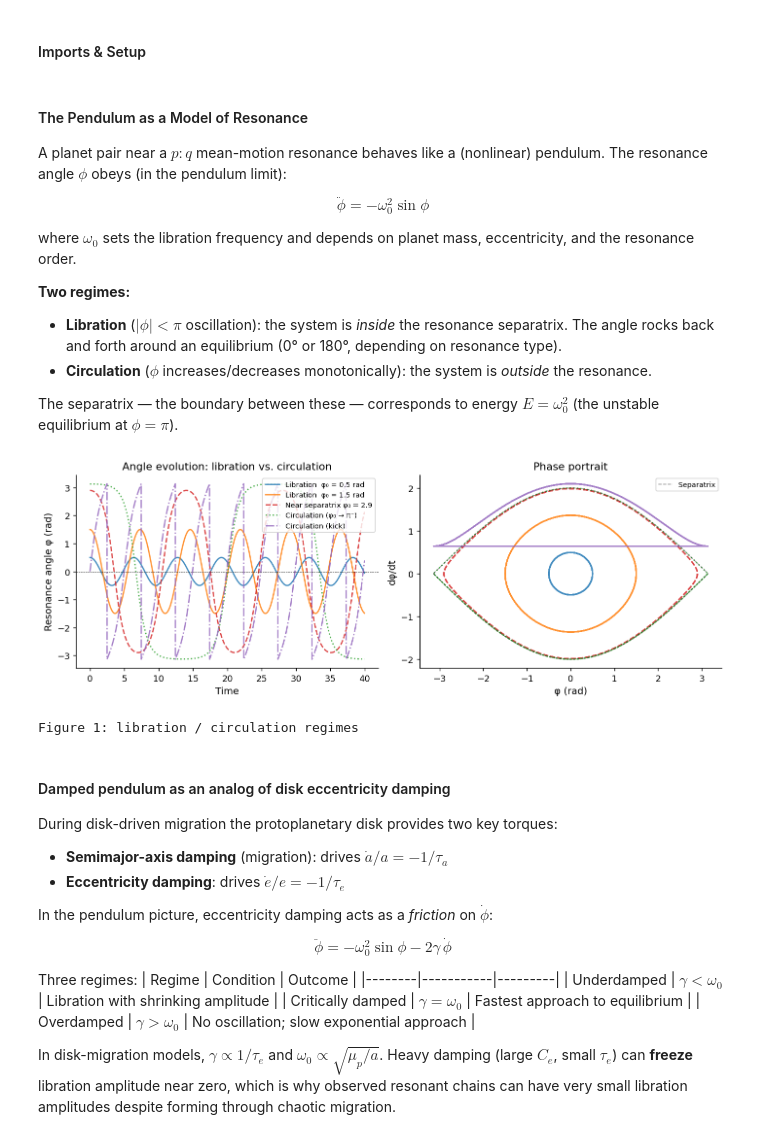
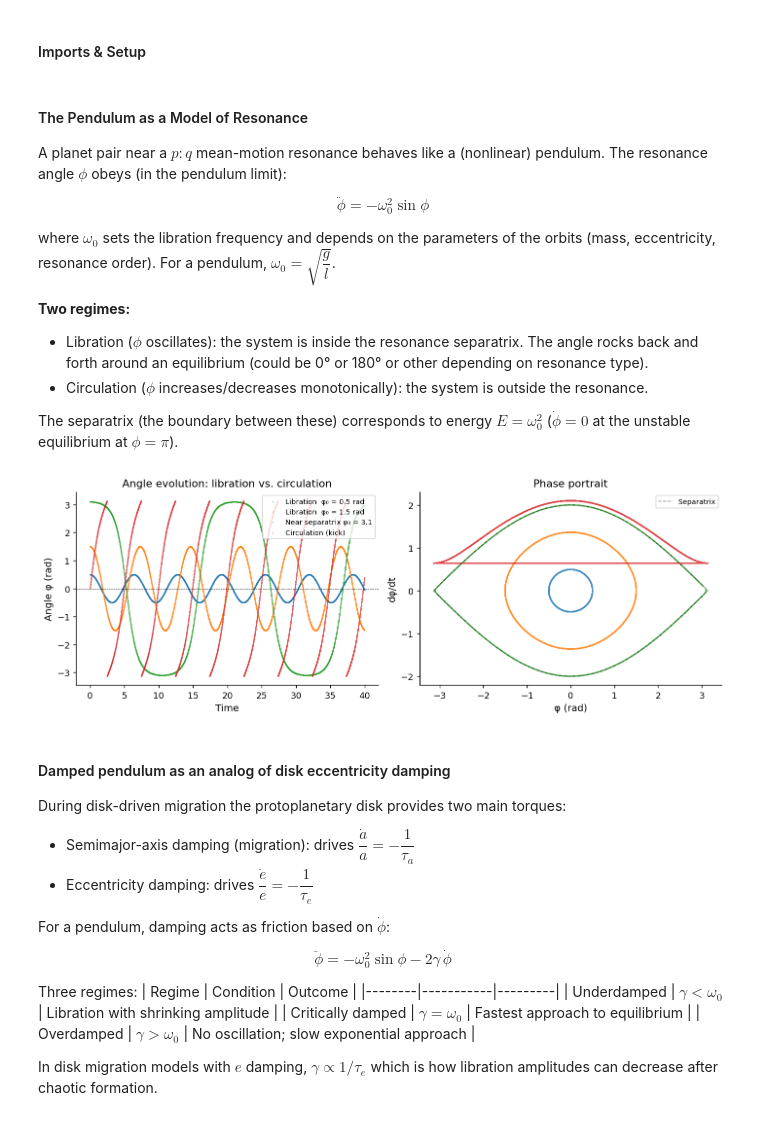
Before and after one commit to dchen10Git/uchi-exoplanets-2025, a Jupyter notebook: libration.ipynb, the cells around one changed output. Drawn from its saved outputs; the diff is of its cells as text; code cells hidden in the pictures.

```diff
--- a/libration.ipynb
+++ b/libration.ipynb
@@ -26,16 +29,15 @@ The resonance angle $\phi$ obeys (in the pendulum limit):
 
 $$\ddot{\phi} = -\omega_0^2 \sin\phi$$
 
-where $\omega_0$ sets the libration frequency and depends on planet mass, eccentricity,
-and the resonance order.
+where $\omega_0$ sets the libration frequency and depends on the parameters of the orbits (mass, eccentricity, resonance order). For a pendulum, $\omega_0 = \sqrt{\dfrac{g}{l}}$.
 
 **Two regimes:**
-- **Libration** ($|\phi|< \pi$ oscillation): the system is *inside* the resonance separatrix.
-  The angle rocks back and forth around an equilibrium (0° or 180°, depending on resonance type).
-- **Circulation** ($\phi$ increases/decreases monotonically): the system is *outside* the resonance.
+- Libration ($\phi$ oscillates): the system is inside the resonance separatrix.
+  The angle rocks back and forth around an equilibrium (could be 0° or 180° or other depending on resonance type).
+- Circulation ($\phi$ increases/decreases monotonically): the system is outside the resonance.
 
-The separatrix — the boundary between these — corresponds to energy $E = \omega_0^2$
-(the unstable equilibrium at $\phi = \pi$).
+The separatrix (the boundary between these) corresponds to energy $E = \omega_0^2$
+($\dot{\phi}=0$ at the unstable equilibrium at $\phi = \pi$).
 # %%
 def pendulum_rhs(t, y, omega0):
     phi, dphi = y
@@ -45,58 +47,54 @@ omega0 = 1.0
 t_span = (0, 40)
 t_eval = np.linspace(*t_span, 4000)
 
-# Initial conditions: amplitude in phi0, dphi0=0
+# Initial conditions: amplitude in phi0, dphi0
 cases = [
     (0.5,  0.0, "Libration  φ₀ = 0.5 rad",  "C0", "-"),
     (1.5,  0.0, "Libration  φ₀ = 1.5 rad",  "C1", "-"),
-    (2.9,  0.0, "Near separatrix φ₀ = 2.9", "C3", "--"),
-    (np.pi - 0.01, 0.0, "Circulation (φ₀ → π⁻)", "C2", ":"),
-    (0.0, 2.1,  "Circulation (kick)",         "C4", "-."),
+    (3.1,  0.0, "Near separatrix φ₀ = 3.1", "C2", "--"),
+    (0.0, 2.1,  "Circulation (kick)",         "C3", "-."),
 ]
 
 fig, axes = plt.subplots(1, 2, figsize=(11, 4))
 ax_t, ax_pp = axes
 
 for phi0, dphi0, label, color, ls in cases:
     sol = solve_ivp(pendulum_rhs, t_span, [phi0, dphi0],
                     args=(omega0,), t_eval=t_eval, max_step=0.02)
     phi = sol.y[0]
     # Wrap to (-pi, pi] for display
     phi_wrapped = (phi + np.pi) % (2 * np.pi) - np.pi
-    ax_t.plot(sol.t, phi_wrapped, color=color, ls=ls, label=label, alpha=0.85)
+    ax_t.scatter(sol.t, phi_wrapped, color=color, s=0.1, label=label, alpha=0.85)
     ax_pp.plot(phi_wrapped, sol.y[1], color=color, ls=ls, alpha=0.85)
 
 ax_t.axhline(0, color="k", lw=0.5, ls="--")
 ax_t.set_xlabel("Time")
-ax_t.set_ylabel("Resonance angle φ (rad)")
+ax_t.set_ylabel("Angle φ (rad)")
 ax_t.set_title("Angle evolution: libration vs. circulation")
 ax_t.legend(fontsize=8, loc="upper right")
 
 ax_pp.set_xlabel("φ (rad)")
 ax_pp.set_ylabel("dφ/dt")
 ax_pp.set_title("Phase portrait")
 # Draw separatrix
-phi_sep = np.linspace(-np.pi, np.pi, 500)
+phi_sep = np.linspace(-np.pi, np.pi, 500) # formula derived from Hamiltonian of a simple pendulum
 dphi_sep = 2 * omega0 * np.cos(phi_sep / 2)
 ax_pp.plot(phi_sep,  dphi_sep, "k--", lw=1.0, alpha=0.4, label="Separatrix")
 ax_pp.plot(phi_sep, -dphi_sep, "k--", lw=1.0, alpha=0.4)
 ax_pp.legend(fontsize=8)
 
 plt.tight_layout()
-plt.savefig("fig1_pendulum.png", bbox_inches="tight")
 plt.show()
-print("Figure 1: libration / circulation regimes")
 # %% [output]
-[figure, old version]
+[figure, new version]
-Figure 1: libration / circulation regimes
 # %% [markdown]
 #### Damped pendulum as an analog of disk eccentricity damping
 
-During disk-driven migration the protoplanetary disk provides two key torques:
-- **Semimajor-axis damping** (migration): drives $\dot{a}/a = -1/\tau_a$
-- **Eccentricity damping**: drives $\dot{e}/e = -1/\tau_e$
+During disk-driven migration the protoplanetary disk provides two main torques:
+- Semimajor-axis damping (migration): drives $\dfrac{\dot{a}}{a} = -\dfrac{1}{\tau_a}$
+- Eccentricity damping: drives $\dfrac{\dot{e}}{e} = -\dfrac{1}{\tau_e}$
 
-In the pendulum picture, eccentricity damping acts as a *friction* on $\dot{\phi}$:
+For a pendulum, damping acts as friction based on $\dot{\phi}$:
 
 $$\ddot{\phi} = -\omega_0^2 \sin\phi - 2\gamma\,\dot{\phi}$$
 
@@ -107,10 +105,7 @@ Three regimes:
 | Critically damped | $\gamma = \omega_0$ | Fastest approach to equilibrium |
 | Overdamped | $\gamma > \omega_0$ | No oscillation; slow exponential approach |
 
-In disk-migration models, $\gamma \propto 1/\tau_e$ and $\omega_0 \propto \sqrt{\mu_p/a}$.
-Heavy damping (large $C_e$, small $\tau_e$) can **freeze** libration amplitude near zero,
-which is why observed resonant chains can have very small libration amplitudes despite
-forming through chaotic migration.
+In disk migration models with $e$ damping, $\gamma \propto 1/\tau_e$ which is how libration amplitudes can decrease after chaotic formation.
 # %%
 def damped_pendulum(t, y, omega0, gamma):
     phi, dphi = y
```
Also changed, not shown: parts of 15 cells of this notebook.
